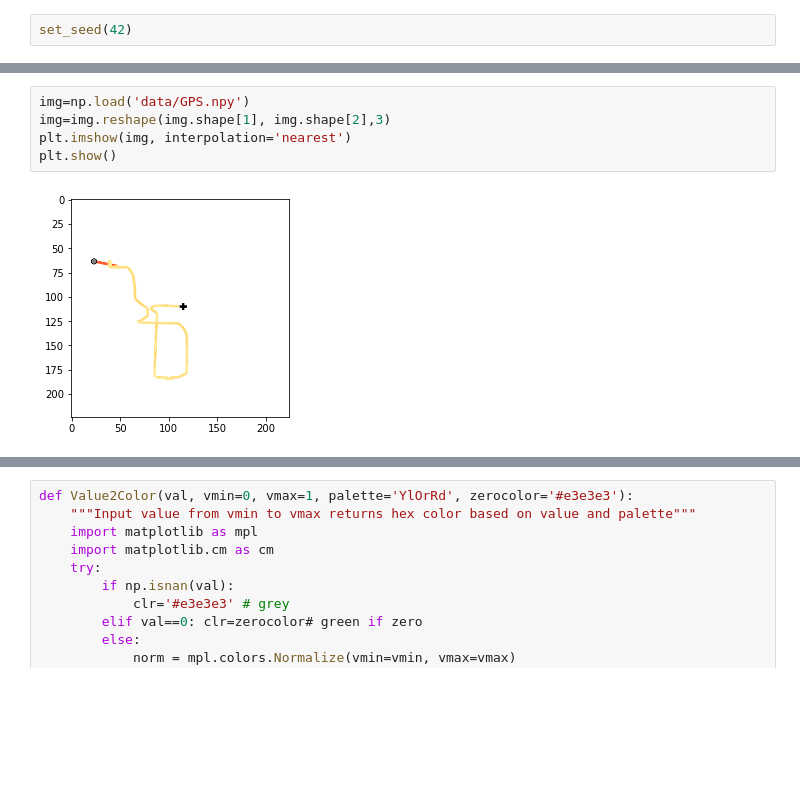
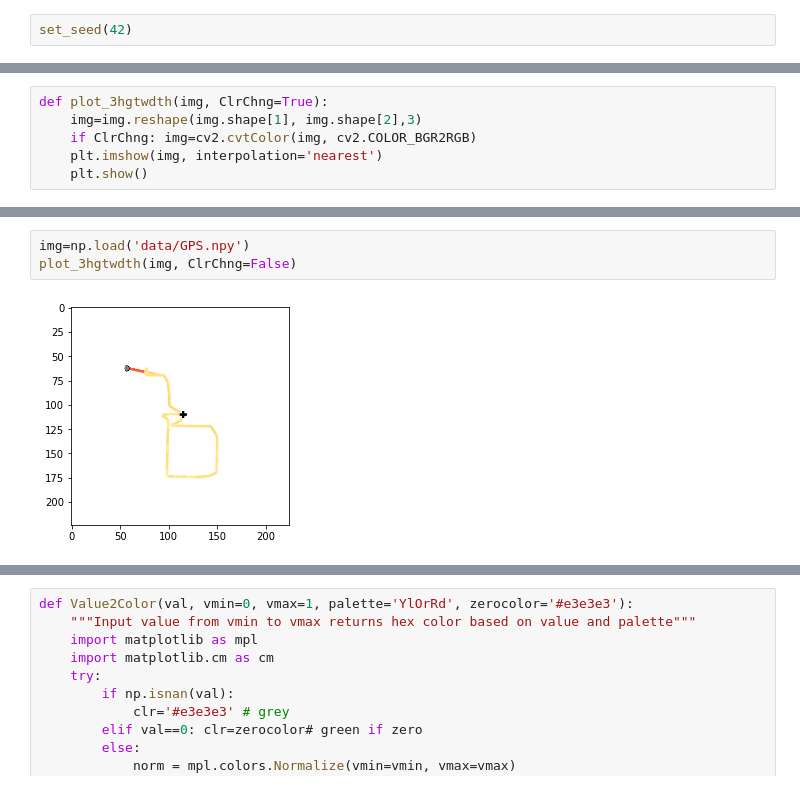
Before and after one commit to SBrewer15/AirSim-UAV-Reinforcement-Learning, a Jupyter notebook: Utilities.ipynb, the cells around one changed output, grey strips where cells are left out. Drawn from its saved outputs; the diff is of its cells as text; blank space fills up the shorter version.

```diff
--- a/Utilities.ipynb
+++ b/Utilities.ipynb
@@ -75 +131,7 @@ plt.show()
+# %%
+def plot_3hgtwdth(img, ClrChng=True):
+    img=img.reshape(img.shape[1], img.shape[2],3)
+    if ClrChng: img=cv2.cvtColor(img, cv2.COLOR_BGR2RGB)
+    plt.imshow(img, interpolation='nearest')
+    plt.show()
 # %%
@@ -90,8 +140,6 @@ plt.show()
 # %%
 img=np.load('data/GPS.npy')
-img=img.reshape(img.shape[1], img.shape[2],3)
-plt.imshow(img, interpolation='nearest')
-plt.show()
+plot_3hgtwdth(img, ClrChng=False)
 # %% [output]
-[figure, old version]
+[figure, new version]
 # %%
```
Also changed, not shown: parts of 26 cells of this notebook, 1 other file.
